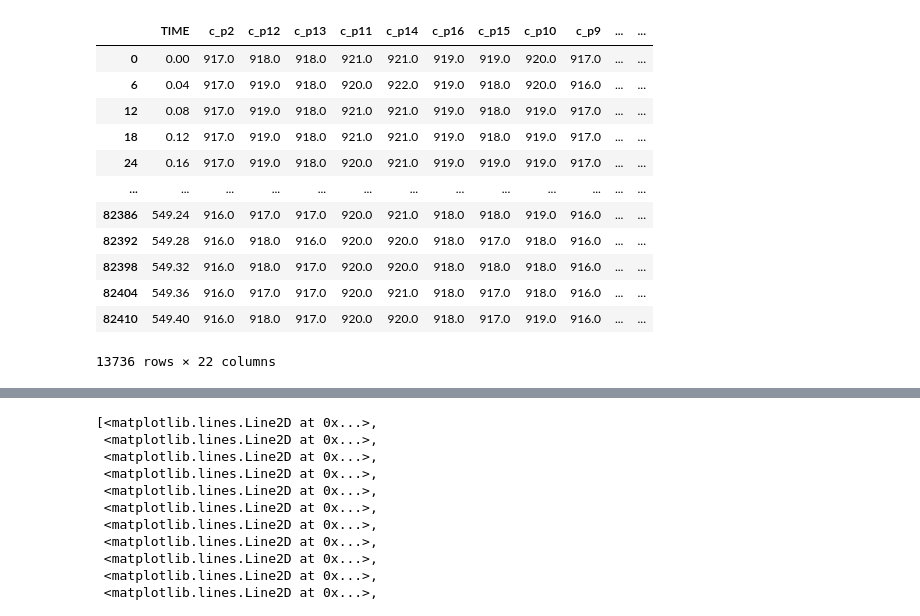
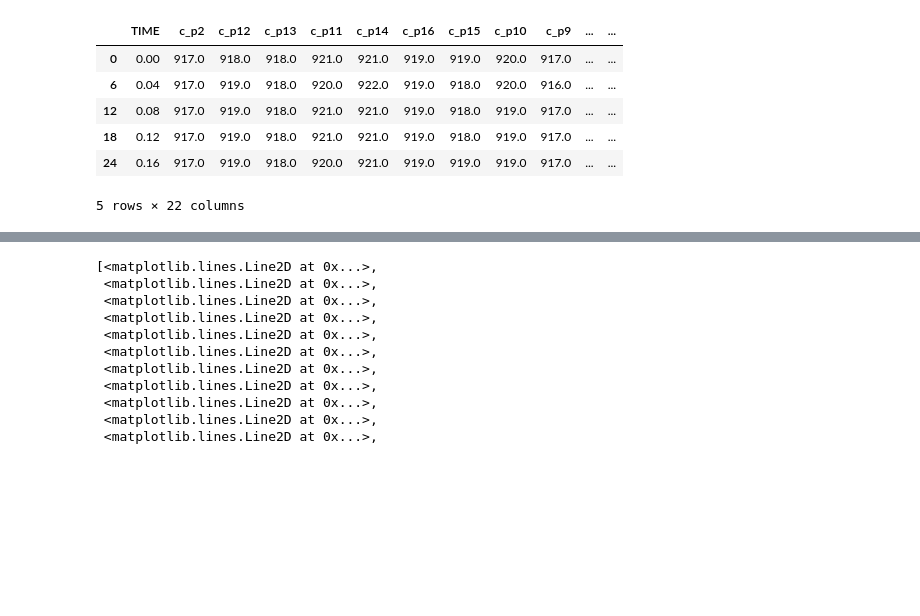
Before and after one commit to RETIOM/racing-ValidationPoC, a Jupyter notebook: analysis_demo.ipynb, the cells around one changed output, grey strips where cells are left out. Drawn from its saved outputs; the diff is of its cells as text; code cells hidden in the pictures; blank space fills up the shorter version.

```diff
--- a/analysis_demo.ipynb
+++ b/analysis_demo.ipynb
@@ -29,21 +23,15 @@ display(raw_data)
 # %%
 # Drops rows between sensor values(with NaN)
 data = raw_data.dropna()
-display(data)
+data.head()
 # %% [output]
 |  | TIME | c_p2 | c_p12 | c_p13 | c_p11 | c_p14 | c_p16 | c_p15 | c_p10 | c_p9 | ... | ... |
 | 0 | 0.00 | 917.0 | 918.0 | 918.0 | 921.0 | 921.0 | 919.0 | 919.0 | 920.0 | 917.0 | ... | ... |
 | 6 | 0.04 | 917.0 | 919.0 | 918.0 | 920.0 | 922.0 | 919.0 | 918.0 | 920.0 | 916.0 | ... | ... |
 | 12 | 0.08 | 917.0 | 919.0 | 918.0 | 921.0 | 921.0 | 919.0 | 918.0 | 919.0 | 917.0 | ... | ... |
 | 18 | 0.12 | 917.0 | 919.0 | 918.0 | 921.0 | 921.0 | 919.0 | 918.0 | 919.0 | 917.0 | ... | ... |
 | 24 | 0.16 | 917.0 | 919.0 | 918.0 | 920.0 | 921.0 | 919.0 | 919.0 | 919.0 | 917.0 | ... | ... |
-| ... | ... | ... | ... | ... | ... | ... | ... | ... | ... | ... | ... | ... |
-| 82386 | 549.24 | 916.0 | 917.0 | 917.0 | 920.0 | 921.0 | 918.0 | 918.0 | 919.0 | 916.0 | ... | ... |
-| 82392 | 549.28 | 916.0 | 918.0 | 916.0 | 920.0 | 920.0 | 918.0 | 917.0 | 918.0 | 916.0 | ... | ... |
-| 82398 | 549.32 | 916.0 | 918.0 | 917.0 | 920.0 | 920.0 | 918.0 | 918.0 | 918.0 | 916.0 | ... | ... |
-| 82404 | 549.36 | 916.0 | 917.0 | 917.0 | 920.0 | 921.0 | 918.0 | 917.0 | 918.0 | 916.0 | ... | ... |
-| 82410 | 549.40 | 916.0 | 918.0 | 917.0 | 920.0 | 920.0 | 918.0 | 917.0 | 919.0 | 916.0 | ... | ... |
-13736 rows × 22 columns
+5 rows × 22 columns
 # %%
 ROLLING_RADIUS = 0.195
 GEAR_RATIOS = {
```
Also changed, not shown: parts of 2 cells of this notebook.
